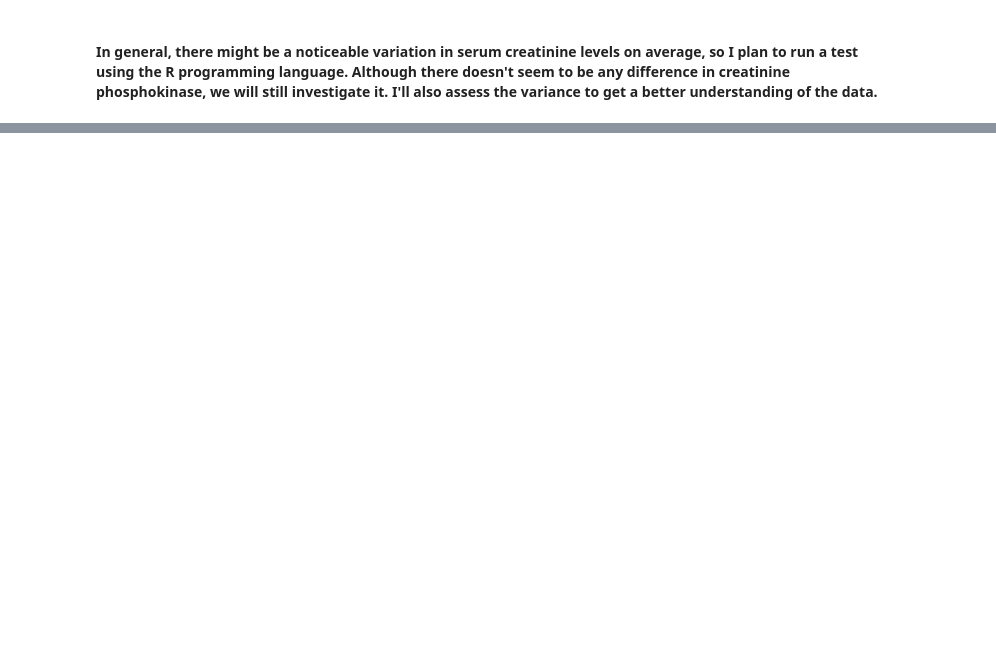
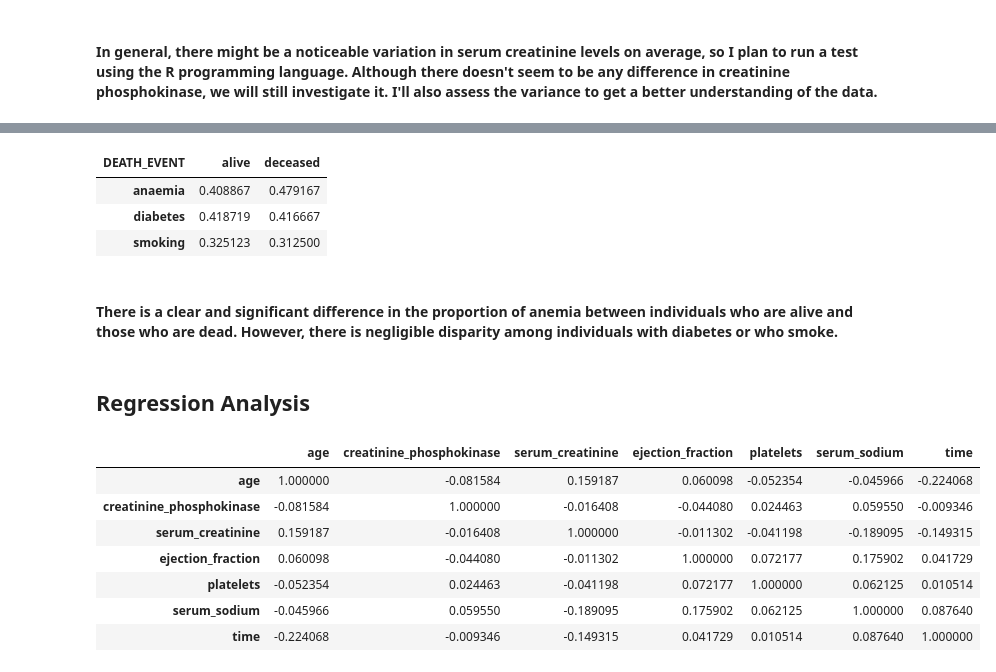
Before and after one commit to txBaraja52/Projects, a Jupyter notebook: Heart/Data analysis.ipynb, the cells around one changed output, grey strips where cells are left out. Saved outputs shown, nothing was run; the diff lists cells and outputs as text; code cells hidden in the pictures; blank space fills up the shorter version.

Commit message:
Look at proportions and correlation

```diff
--- a/Heart/Data analysis.ipynb
+++ b/Heart/Data analysis.ipynb
@@ -91,0 +107,25 @@ plt.show()
+# %%
+heart.groupby('DEATH_EVENT')[['anaemia', 'diabetes', 'smoking']].mean().transpose()
+# %% [output]
+| DEATH_EVENT | alive | deceased |
+| anaemia | 0.408867 | 0.479167 |
+| diabetes | 0.418719 | 0.416667 |
+| smoking | 0.325123 | 0.312500 |
+# %% [markdown]
+#### There is a clear and significant difference in the proportion of anemia between individuals who are alive and those who are dead. However, there is negligible disparity among individuals with diabetes or who smoke.
+# %% [markdown]
+## Regression Analysis
+# %%
+corr = heart[['age', 'creatinine_phosphokinase',
+              'serum_creatinine', 'ejection_fraction',
+              'platelets', 'serum_sodium', 'time']].corr()
+corr.style.background_gradient(cmap='viridis')
+# %% [output]
+|  | age | creatinine_phosphokinase | serum_creatinine | ejection_fraction | platelets | serum_sodium | time |
+| age | 1.000000 | -0.081584 | 0.159187 | 0.060098 | -0.052354 | -0.045966 | -0.224068 |
+| creatinine_phosphokinase | -0.081584 | 1.000000 | -0.016408 | -0.044080 | 0.024463 | 0.059550 | -0.009346 |
+| serum_creatinine | 0.159187 | -0.016408 | 1.000000 | -0.011302 | -0.041198 | -0.189095 | -0.149315 |
+| ejection_fraction | 0.060098 | -0.044080 | -0.011302 | 1.000000 | 0.072177 | 0.175902 | 0.041729 |
+| platelets | -0.052354 | 0.024463 | -0.041198 | 0.072177 | 1.000000 | 0.062125 | 0.010514 |
+| serum_sodium | -0.045966 | 0.059550 | -0.189095 | 0.175902 | 0.062125 | 1.000000 | 0.087640 |
+| time | -0.224068 | -0.009346 | -0.149315 | 0.041729 | 0.010514 | 0.087640 | 1.000000 |
```
Also changed, not shown: parts of 10 cells of this notebook, 1 other file.
